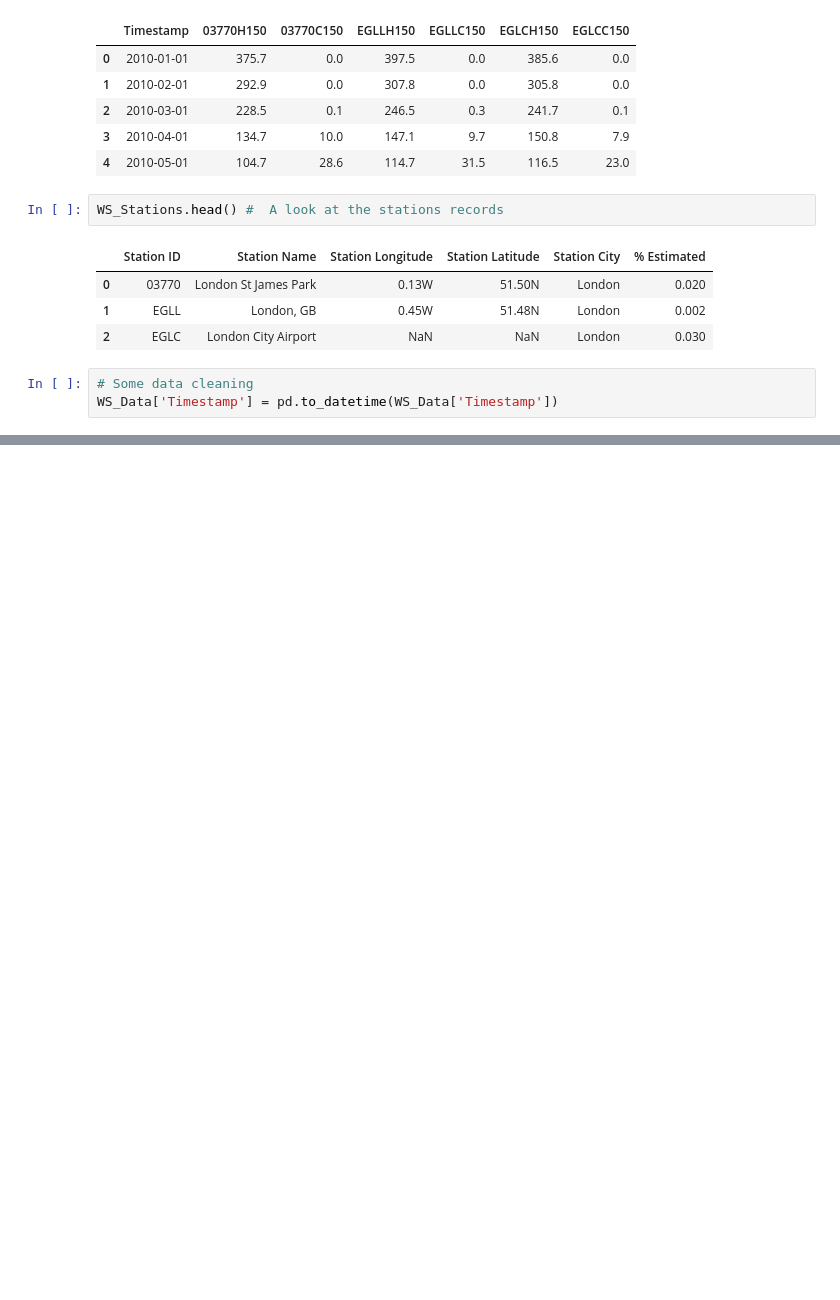
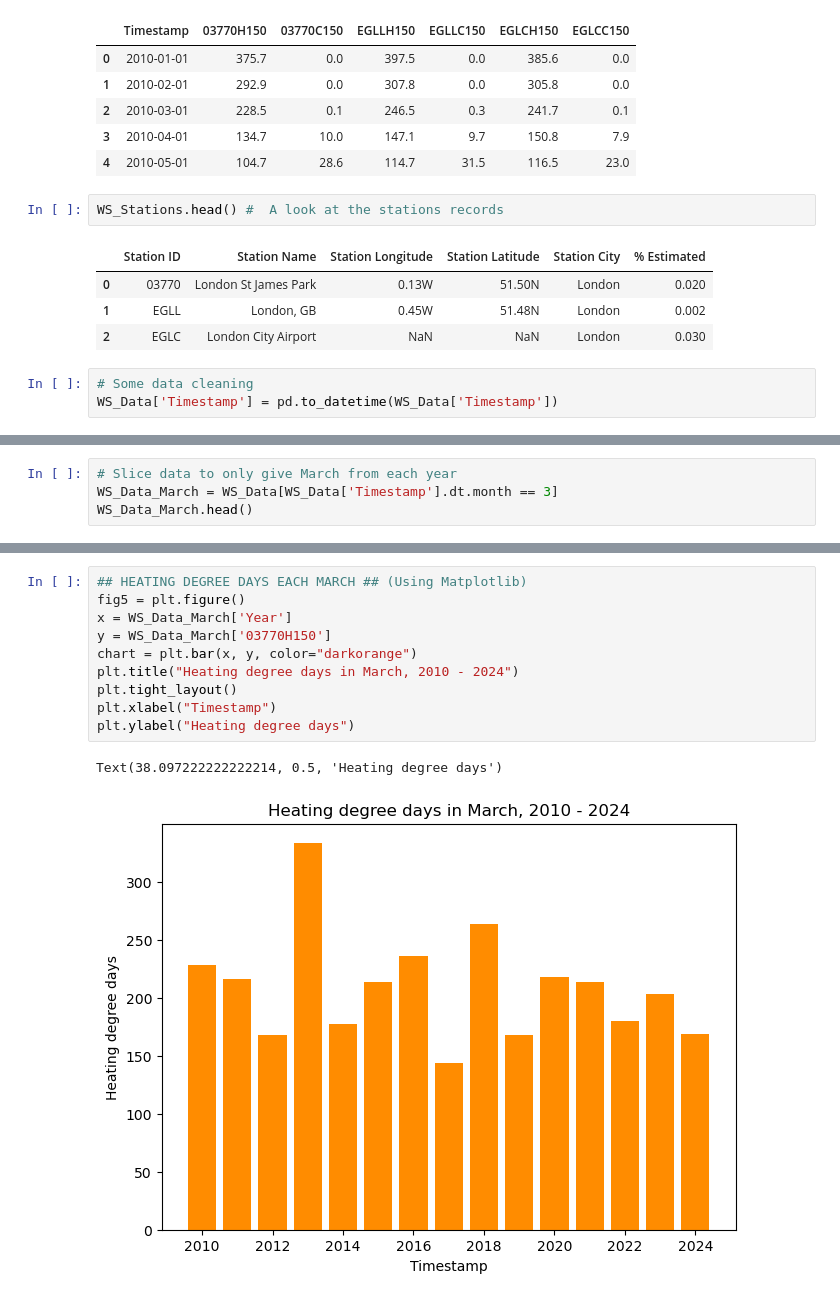
Before and after one commit to JoeyBream/weather-data, a Jupyter notebook: data.ipynb, the cells around one changed output, grey strips where cells are left out. Cells and saved outputs as stored; diff of their text form; blank space fills up the shorter version.

```diff
--- a/data.ipynb
+++ b/data.ipynb
@@ -100,0 +101,4 @@ Text(0, 0.5, 'Heating degree days')
+# %%
+# Slice data to only give March from each year
+WS_Data_March = WS_Data[WS_Data['Timestamp'].dt.month == 3]
+WS_Data_March.head()
@@ -100,0 +112,13 @@ Text(0, 0.5, 'Heating degree days')
+# %%
+## HEATING DEGREE DAYS EACH MARCH ## (Using Matplotlib)
+fig5 = plt.figure()
+x = WS_Data_March['Year']
+y = WS_Data_March['03770H150']
+chart = plt.bar(x, y, color="darkorange")
+plt.title("Heating degree days in March, 2010 - 2024")
+plt.tight_layout()
+plt.xlabel("Timestamp")
+plt.ylabel("Heating degree days")
+# %% [output]
+Text(38.097222222222214, 0.5, 'Heating degree days')
+[figure, added]
```
Also changed, not shown: parts of 11 cells of this notebook.
